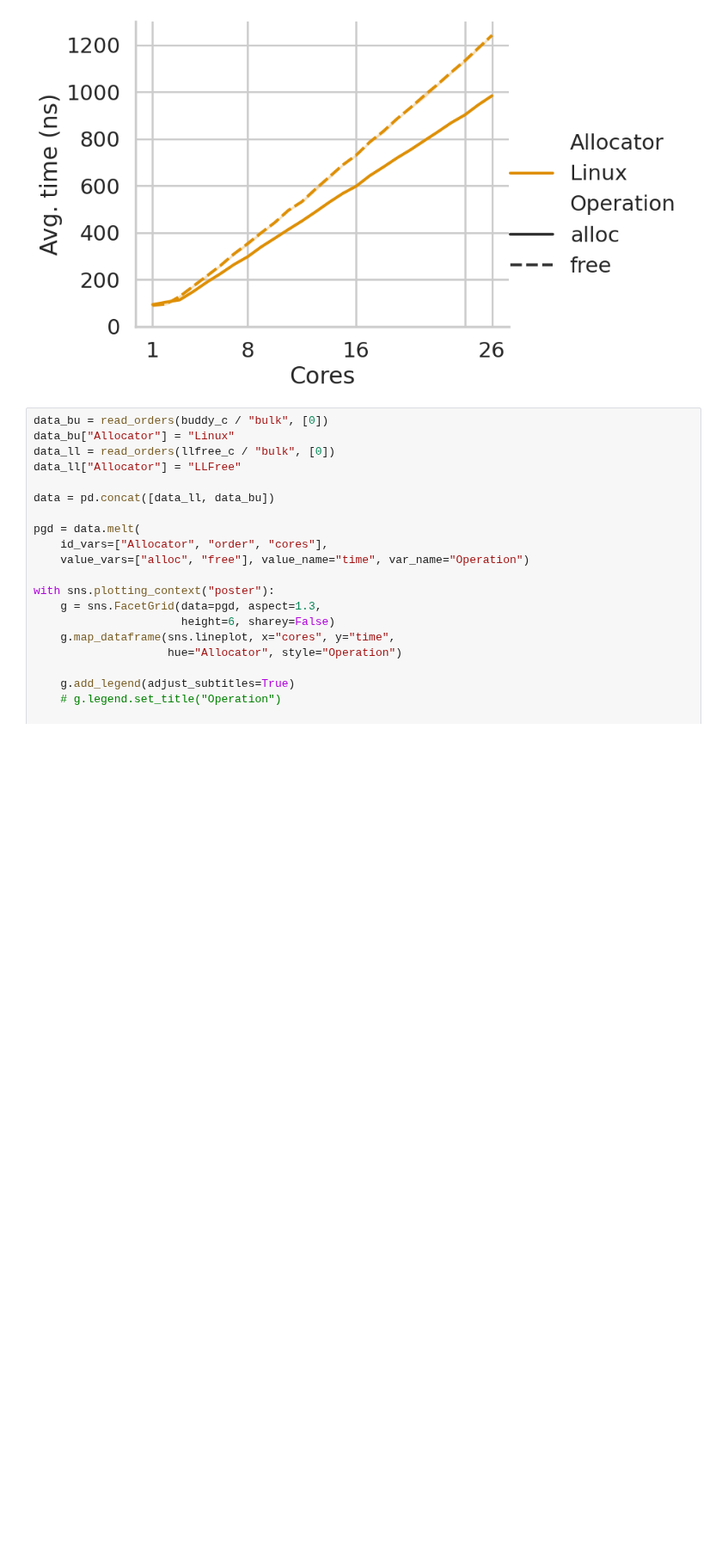
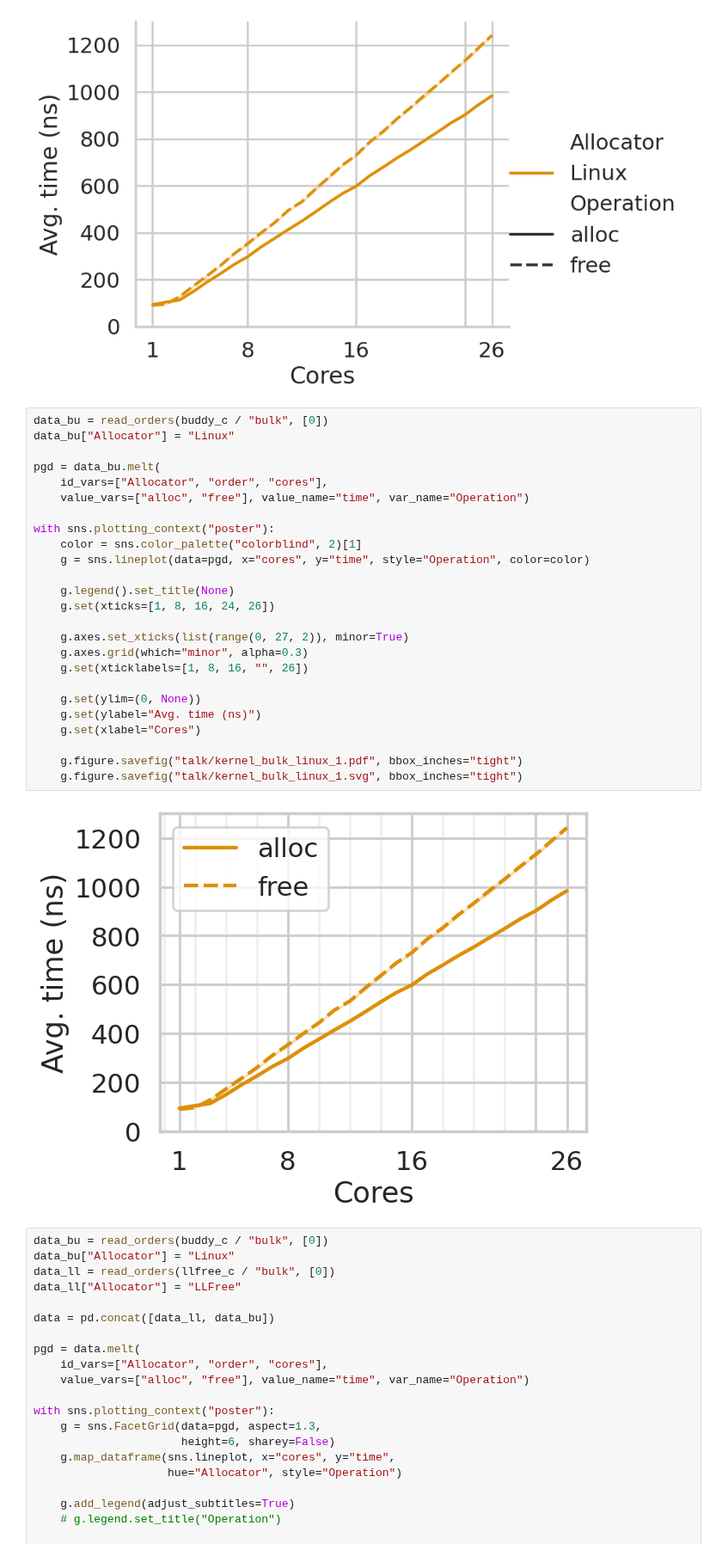
Before and after one commit to luhsra/llfree-bench, a Jupyter notebook: talk.ipynb, the cells around one changed output. Shown at 86% size. Drawn from its saved outputs; the diff is of its cells as text; blank space fills up the shorter version.

Commit message:
New linux fig

```diff
--- a/talk.ipynb
+++ b/talk.ipynb
@@ -141,6 +141,33 @@ with sns.plotting_context("poster"):
     g.savefig("talk/kernel_bulk_linux.svg")
 # %% [output]
 [figure]
+# %%
+data_bu = read_orders(buddy_c / "bulk", [0])
+data_bu["Allocator"] = "Linux"
+
+pgd = data_bu.melt(
+    id_vars=["Allocator", "order", "cores"],
+    value_vars=["alloc", "free"], value_name="time", var_name="Operation")
+
+with sns.plotting_context("poster"):
+    color = sns.color_palette("colorblind", 2)[1]
+    g = sns.lineplot(data=pgd, x="cores", y="time", style="Operation", color=color)
+
+    g.legend().set_title(None)
+    g.set(xticks=[1, 8, 16, 24, 26])
+
+    g.axes.set_xticks(list(range(0, 27, 2)), minor=True)
+    g.axes.grid(which="minor", alpha=0.3)
+    g.set(xticklabels=[1, 8, 16, "", 26])
+
+    g.set(ylim=(0, None))
+    g.set(ylabel="Avg. time (ns)")
+    g.set(xlabel="Cores")
+
+    g.figure.savefig("talk/kernel_bulk_linux_1.pdf", bbox_inches="tight")
+    g.figure.savefig("talk/kernel_bulk_linux_1.svg", bbox_inches="tight")
+# %% [output]
+[figure, added]
 # %%
 data_bu = read_orders(buddy_c / "bulk", [0])
 data_bu["Allocator"] = "Linux"
```
Also changed, not shown: 2 other files.
